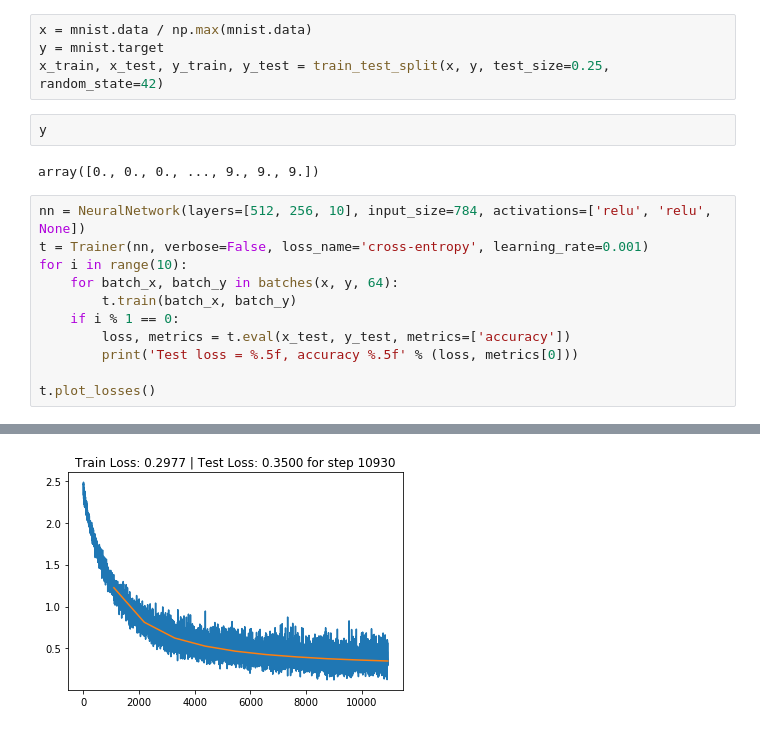
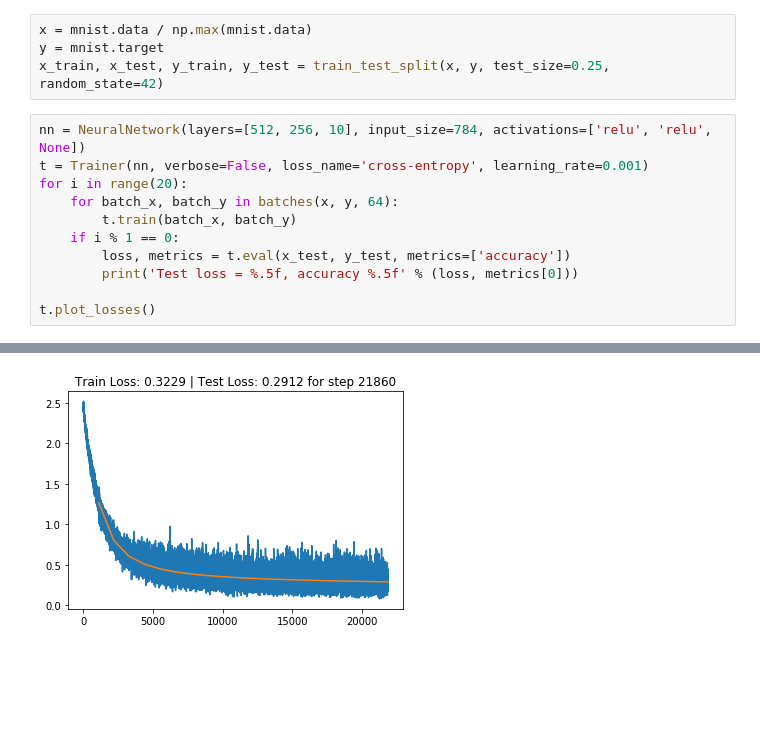
Before and after one commit to hereismari/deeplearning-from-scratch, a Jupyter notebook: analysis/neural_net.ipynb, the cells around one changed output, grey strips where cells are left out. Cells and saved outputs as stored; diff of their text form; blank space fills up the shorter version.

```diff
--- a/analysis/neural-net.ipynb
+++ b/analysis/neural_net.ipynb
@@ -524,14 +524,10 @@ mnist = fetch_mldata('MNIST original')
 x = mnist.data / np.max(mnist.data)
 y = mnist.target
 x_train, x_test, y_train, y_test = train_test_split(x, y, test_size=0.25, random_state=42)
-# %%
-y
-# %% [output]
-array([0., 0., 0., ..., 9., 9., 9.])
 # %%
 nn = NeuralNetwork(layers=[512, 256, 10], input_size=784, activations=['relu', 'relu', None])
 t = Trainer(nn, verbose=False, loss_name='cross-entropy', learning_rate=0.001)
-for i in range(10):
+for i in range(20):
     for batch_x, batch_y in batches(x, y, 64):
         t.train(batch_x, batch_y)
     if i % 1 == 0:
@@ -559 +556 @@ Test loss = 0.35001, accuracy 0.89994
-[figure, old version]
+[figure, new version]
```
Also changed, not shown: parts of 3 cells of this notebook, 13 other files.
